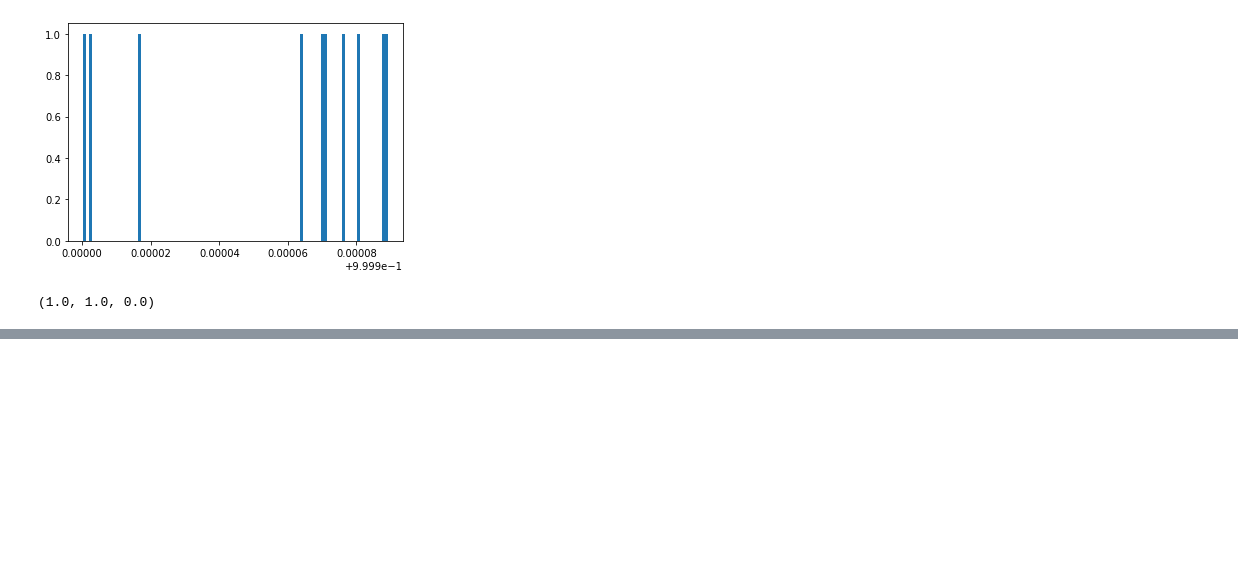
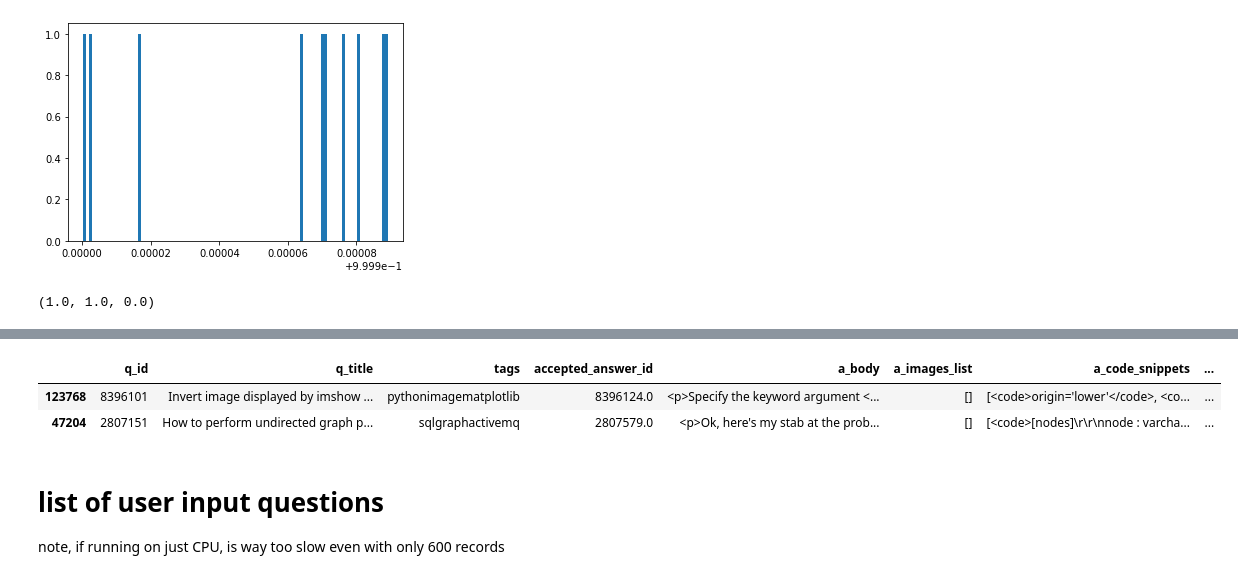
Before and after one commit to ucbiyyq/ucbiyyq-w210-jcgy, a Jupyter notebook: notebooks/test-yyq5b.ipynb, the cells around one changed output, grey strips where cells are left out. Cells and saved outputs as stored; diff of their text form; code cells hidden in the pictures; blank space fills up the shorter version.

Commit message:
tweaked test5b to run on list of questions

```diff
--- a/notebooks/test-yyq5b.ipynb
+++ b/notebooks/test-yyq5b.ipynb
@@ -170,14 +170,19 @@ class Suggester_BertTopicSimiliarty():
             , max_seq_length = self.max_seq_length
             , tokenizer = self.tokenizer
         )
-        self.similarity_scores = self.ceshiner.eval_pairs(
+        similarity_scores = self.ceshiner.eval_pairs(
             sentence_pairs = sentence_pairs
             , batch_size = self.batch_size
             , model = self.model
         )
-        similarity_above_threshold = self.similarity_scores[self.similarity_scores >= threshold]
-        res = np.argsort(similarity_above_threshold)[::-1][:num_results]
-        self.best_matches = self.corpus.iloc[res]
+        self.corpus_res = self.corpus.copy()
+        self.corpus_res["similarity"] = similarity_scores
+        self.best_matches = self.corpus_res.copy()
+        self.best_matches = self.best_matches[self.best_matches['similarity'] >= threshold]
+        self.best_matches = self.best_matches.sort_values('similarity', ascending = False)
+        self.best_matches = self.best_matches[:num_results]
+#         res = np.argsort(self.similarity_scores)[::-1][:num_results]
+#         self.best_matches = self.corpus.iloc[res]
         similar_que = self.best_matches["q_title"]
         similar_ans = self.best_matches["a_cleaned_body"]
         return(similar_que, similar_ans)
@@ -341,7 +346,7 @@ SEED = 20191114
 # defines cache folder for BERT model
 PYTORCH_PRETRAINED_BERT_CACHE = "../models/bert/"
 
-SAMPLE_SIZE = 600
+SAMPLE_SIZE = 10
 BATCH_SIZE = 128
 MAX_SEQ_LENGTH = 200
 
@@ -594,0 +603,10 @@ m.best_matches
+# %%
+m.best_matches.head(3)
+# %% [output]
+|  | q_id | q_title | tags | accepted_answer_id | a_body | a_images_list | a_code_snippets | ... |
+| 123768 | 8396101 | Invert image displayed by imshow ... | pythonimagematplotlib | 8396124.0 | <p>Specify the keyword argument <... | [] | [<code>origin='lower'</code>, <co... | ... |
+| 47204 | 2807151 | How to perform undirected graph p... | sqlgraphactivemq | 2807579.0 | <p>Ok, here's my stab at the prob... | [] | [<code>[nodes]\r\r\nnode : varcha... | ... |
+# %% [markdown]
+# list of user input questions
+
+note, if running on just CPU, is way too slow even with only 600 records
```
Also changed, not shown: parts of 15 cells of this notebook.
